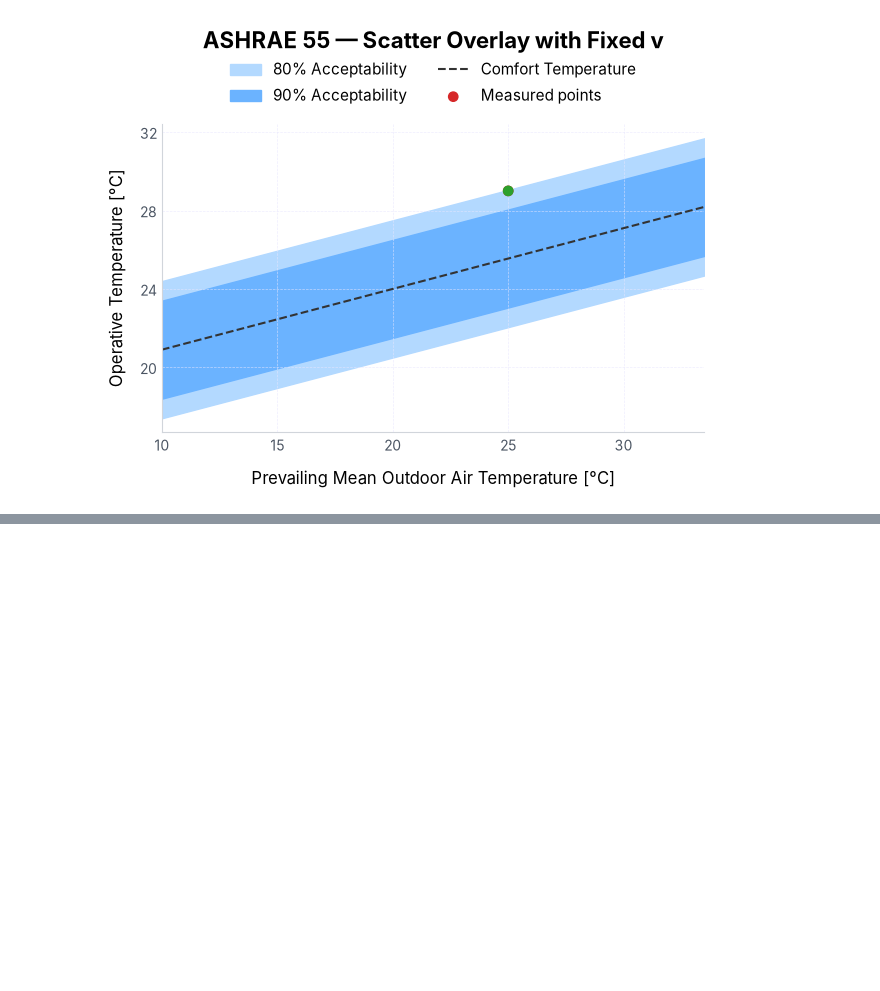
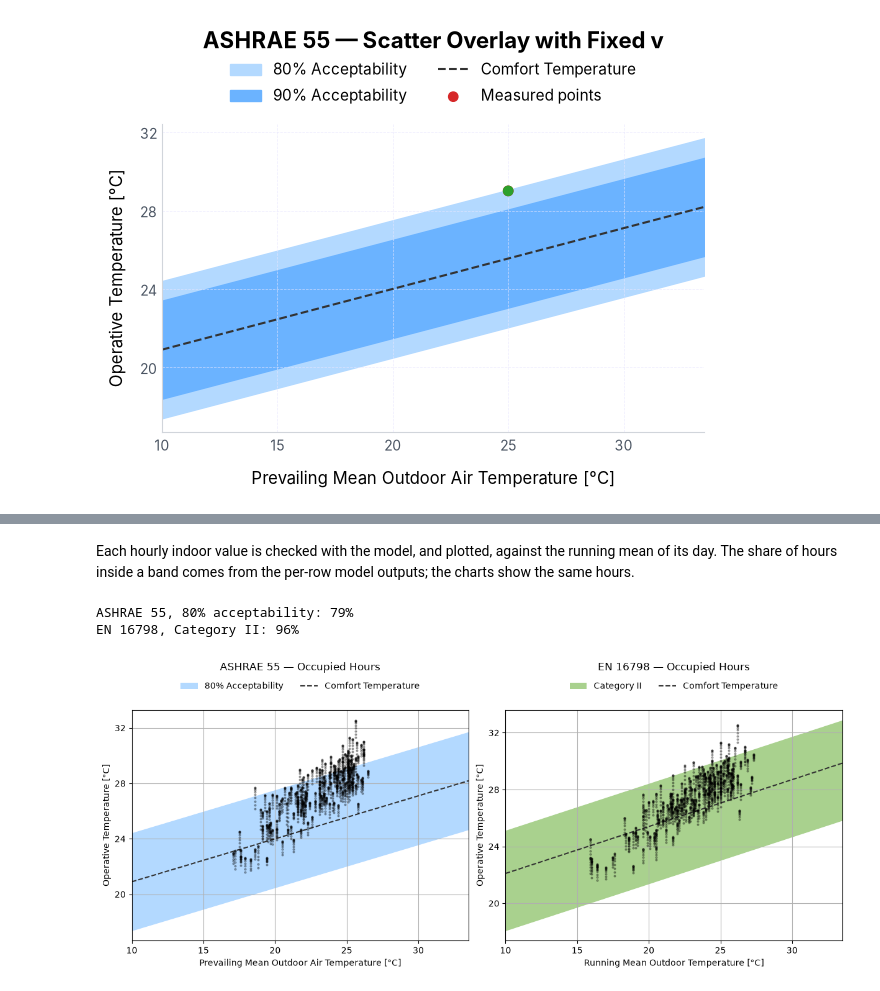
Before and after one commit to pythermalcomfort/pythermalcomfort, a Jupyter notebook: docs/documentation/plots/matplotlib/adaptive_plot.ipynb, the cells around one changed output, grey strips where cells are left out. Drawn from its saved outputs; the diff is of its cells as text; code cells hidden in the pictures; blank space fills up the shorter version.

```diff
--- a/docs/documentation/plots/matplotlib/adaptive_plot.ipynb
+++ b/docs/documentation/plots/matplotlib/adaptive_plot.ipynb
@@ -158,0 +215,41 @@ Moving air (v=1.2): 30.3 True
+# %% [markdown]
+Each hourly indoor value is checked with the model, and plotted, against the running mean of its day. The share of hours inside a band comes from the per-row model outputs; the charts show the same hours.
+# %%
+# Indoor operative temperature of a free-running room (synthetic): it follows the
+# outdoor temperature of the last 24 hours, damped.
+t_op = 12 + 0.5 * t_out.rolling(24).mean() + 0.15 * t_out
+
+# Step 3: give every hour the running mean of its day; keep the occupied hours.
+df = pd.DataFrame({"t_op": t_op})
+df["t_rm_en"] = t_rm_en.reindex(df.index, method="ffill")
+df["t_pma_ashrae"] = t_pma_ashrae.reindex(df.index, method="ffill")
+df = df.loc[period].between_time("08:00", "17:00")
+
+# Share of occupied hours inside the band, from the per-row model outputs.
+ashrae_hours = adaptive_ashrae(
+    tdb=df["t_op"], tr=df["t_op"], t_running_mean=df["t_pma_ashrae"], v=0.1
+)
+en_hours = adaptive_en(
+    tdb=df["t_op"], tr=df["t_op"], t_running_mean=df["t_rm_en"], v=0.1
+)
+print(f"ASHRAE 55, 80% acceptability: {ashrae_hours.acceptability_80.mean():.0%}")
+print(f"EN 16798, Category II: {en_hours.acceptability_cat_ii.mean():.0%}")
+
+fig, (ax0, ax1) = plt.subplots(1, 2, figsize=(12, 5), constrained_layout=True)
+scatter_kws = {"s": 4, "color": "black", "alpha": 0.3, "zorder": 5}
+
+AdaptivePlot(model_func=adaptive_ashrae).set_params(v=0.1).set_regions(
+    show=["80"]
+).plot(ax=ax0, title="ASHRAE 55 — Occupied Hours")
+ax0.scatter(df["t_pma_ashrae"], df["t_op"], **scatter_kws)
+
+AdaptivePlot(model_func=adaptive_en).set_params(v=0.1).set_regions(
+    show=["cat_ii"]
+).plot(ax=ax1, title="EN 16798 — Occupied Hours")
+ax1.scatter(df["t_rm_en"], df["t_op"], **scatter_kws)
+
+plt.show()
+# %% [output]
+ASHRAE 55, 80% acceptability: 79%
+EN 16798, Category II: 96%
+[figure, added]
```
Also changed, not shown: parts of 3 cells of this notebook, 1 other file.
